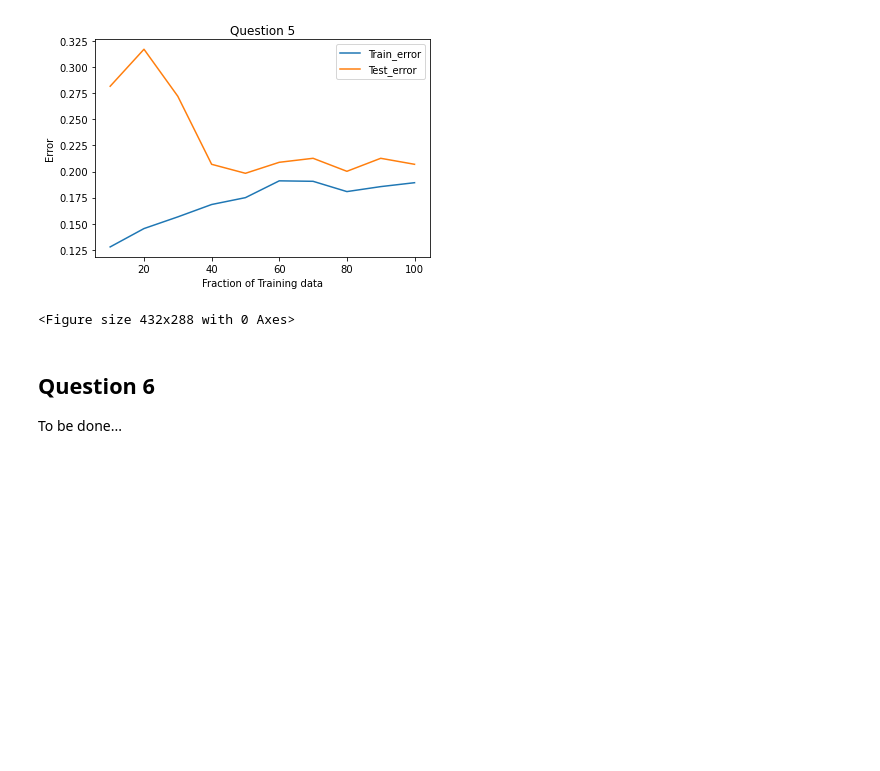
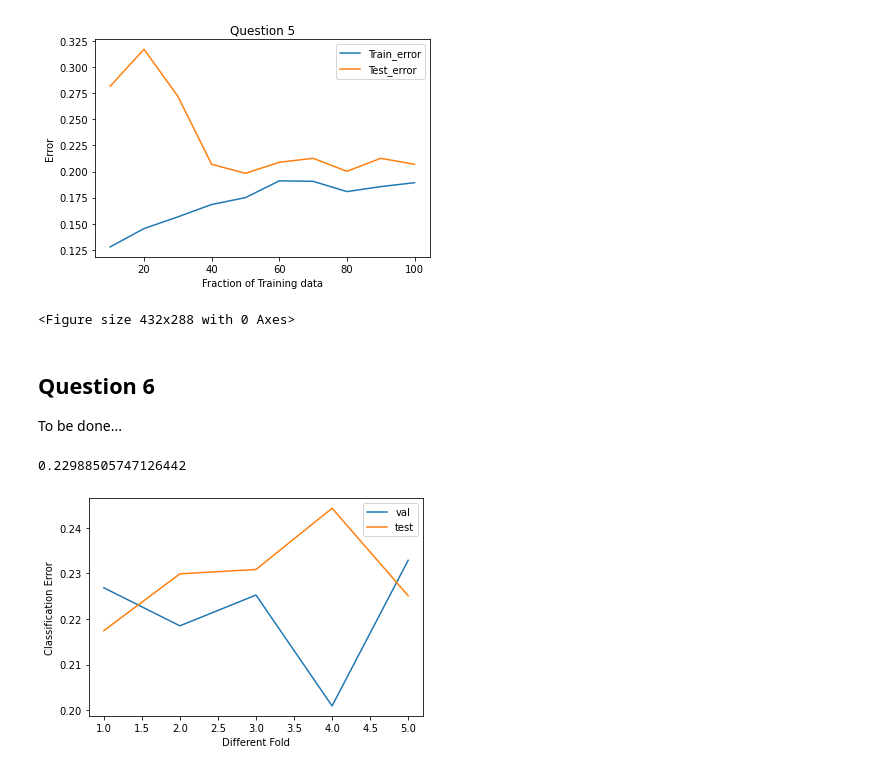
Before and after one commit to YukaiYang0803/FML_hw2, a Jupyter notebook: CS2566_hw2_q3.ipynb, the cells around one changed output. Cells and saved outputs as stored; diff of their text form; code cells hidden in the pictures; blank space fills up the shorter version.

```diff
--- a/CS2566_hw2_q3.ipynb
+++ b/CS2566_hw2_q3.ipynb
@@ -304,0 +307,36 @@ To be done...
+# %%
+model_q6 = sgd();
+model_q6.fit(x_train,y_train);
+model_q6.fit(x_train,y_train);
+model_q6.score(x_test,y_test);
+1-model_q6.score(x_test,y_test)
+# %% [output]
+0.22988505747126442
+# %%
+n_fold = 5;
+val_err,test_err = np.zeros((n_fold,1)),np.zeros((n_fold,1));
+x_train_matrix, x_test_matrix = x_train, x_test
+indexList = np.arange(m)
+np.random.shuffle(indexList)
+x_train_shuffle, y_train_shuffle = x_train_matrix[indexList, :], y_train[indexList]
+for f in range(n_fold):
+    i1, i2 = m * f // n_fold, m * (f + 1) // n_fold
+    # Cross validation
+    val_X, val_y = x_train_shuffle[i1:i2, :], y_train_shuffle[i1:i2]
+    # train using the rest f-1 folds
+    train_X = sparse.vstack([x_train_shuffle[:i1, :], x_train_shuffle[i2:, :]]).toarray()
+    train_y = np.hstack([y_train_shuffle[:i1], y_train_shuffle[i2:]])
+    # Train SVM
+    model_q6 = sgd()
+    model_q6.fit(train_X,train_y)
+    val_err[f]=1-model_q6.score(val_X,val_y)
+    test_err[f] = 1-model_q6.score(x_test,y_test)
+# %%
+plt.plot(np.arange(1,6),val_err,label='val')
+plt.plot(np.arange(1,6),test_err,label='test')
+plt.xlabel('Different Fold')
+plt.ylabel('Classification Error')
+plt.legend()
+plt.show()
+# %% [output]
+[figure, added]
```
Also changed, not shown: parts of 1 cell of this notebook.
